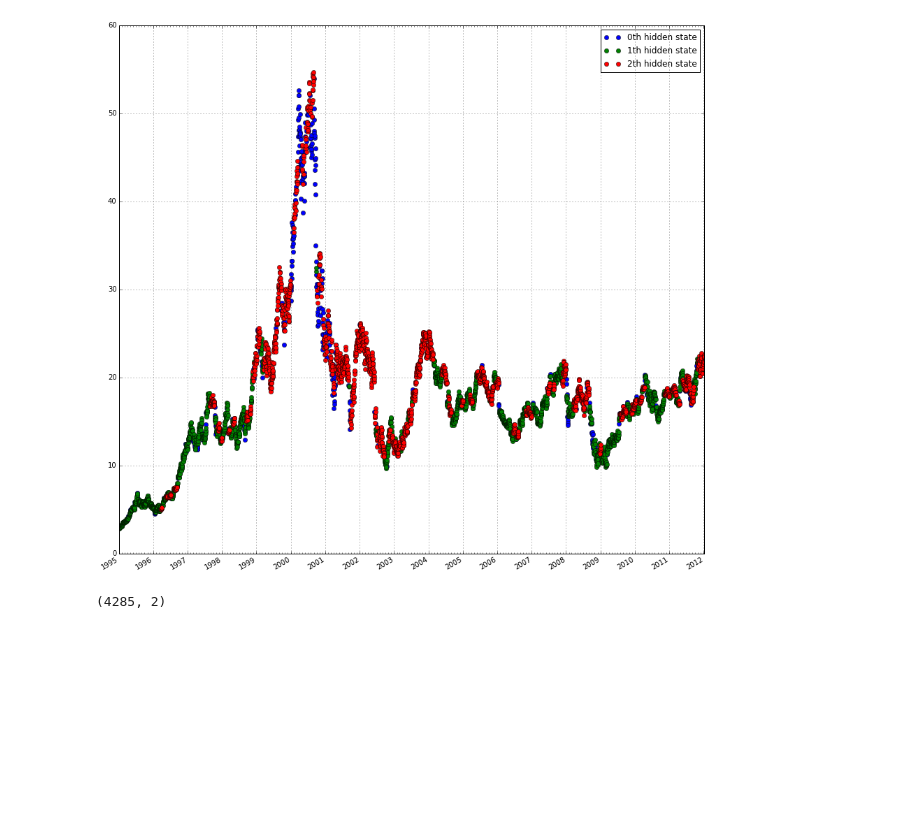
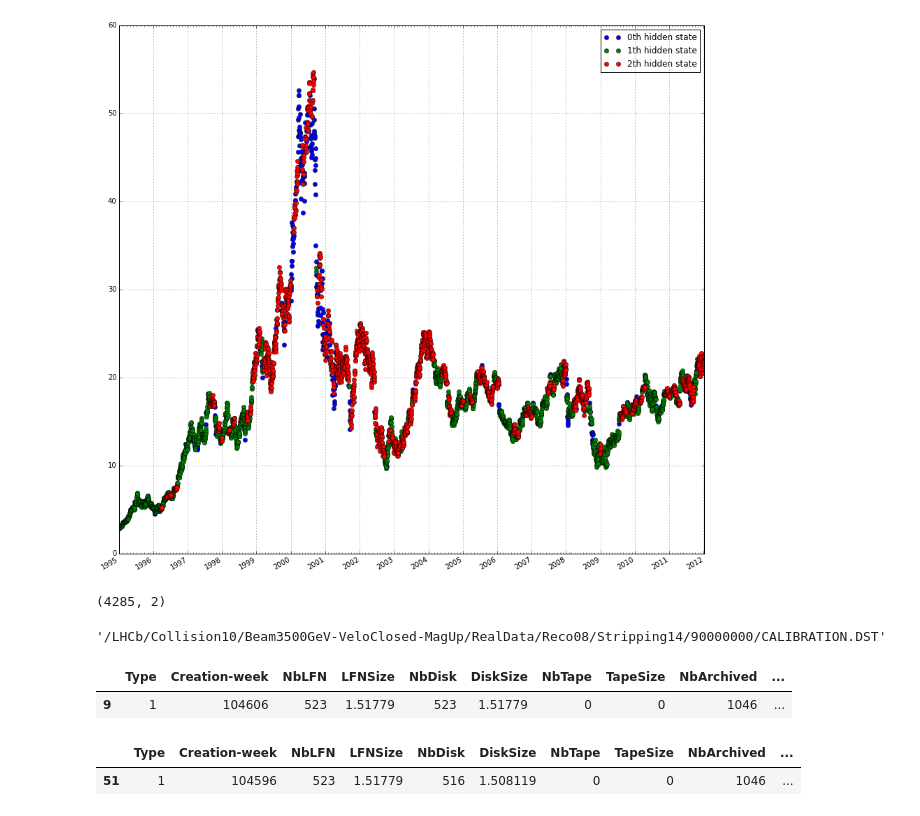
Before and after one commit to yandexdataschool/DataPopularity, a Jupyter notebook: howto/Untitled.ipynb, the cells around one changed output. Drawn from its saved outputs; the diff is of its cells as text; code cells hidden in the pictures; blank space fills up the shorter version.

```diff
--- a/howto/Untitled.ipynb
+++ b/howto/Untitled.ipynb
@@ -231,3 +239,23 @@ var =  [  1.96554925e-01   1.52064952e+14]
 X.shape
 # %% [output]
 (4285, 2)
+# %%
+data1 = pd.read_csv('Data/popularity-728days.csv')
+data2 = pd.read_csv('Data/popularity-910days.csv')
+# %%
+name1 = data1.irow([9])['Name'].values[0]
+name1
+# %% [output]
+'/LHCb/Collision10/Beam3500GeV-VeloClosed-MagUp/RealData/Reco08/Stripping14/90000000/CALIBRATION.DST'
+# %%
+ser1 = data1[data1.Name.values==name1]
+ser1[data1.columns[4:20]]
+# %% [output]
+|  | Type | Creation-week | NbLFN | LFNSize | NbDisk | DiskSize | NbTape | TapeSize | NbArchived | ... |
+| 9 | 1 | 104606 | 523 | 1.51779 | 523 | 1.51779 | 0 | 0 | 1046 | ... |
+# %%
+ser2 = data2[data2.Name.values==name1]
+ser2[data1.columns[4:20]]
+# %% [output]
+|  | Type | Creation-week | NbLFN | LFNSize | NbDisk | DiskSize | NbTape | TapeSize | NbArchived | ... |
+| 51 | 1 | 104596 | 523 | 1.51779 | 516 | 1.508119 | 0 | 0 | 1046 | ... |
```
Also changed, not shown: parts of 7 cells of this notebook, 6 other files.
